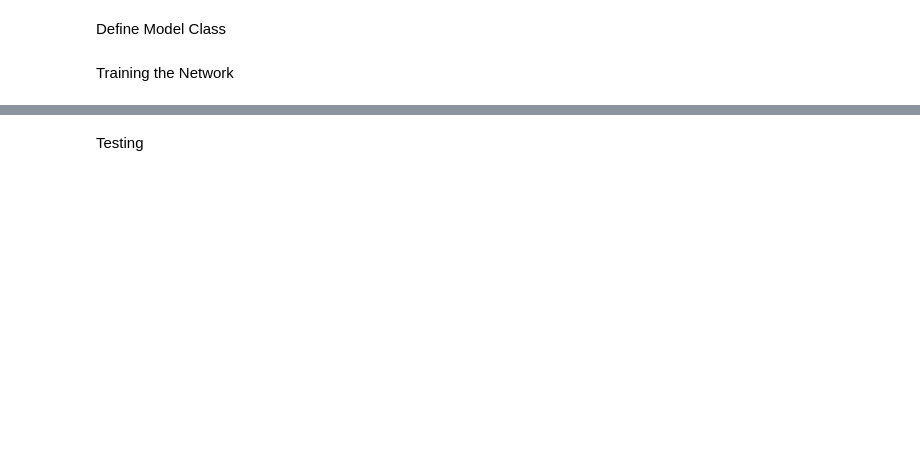
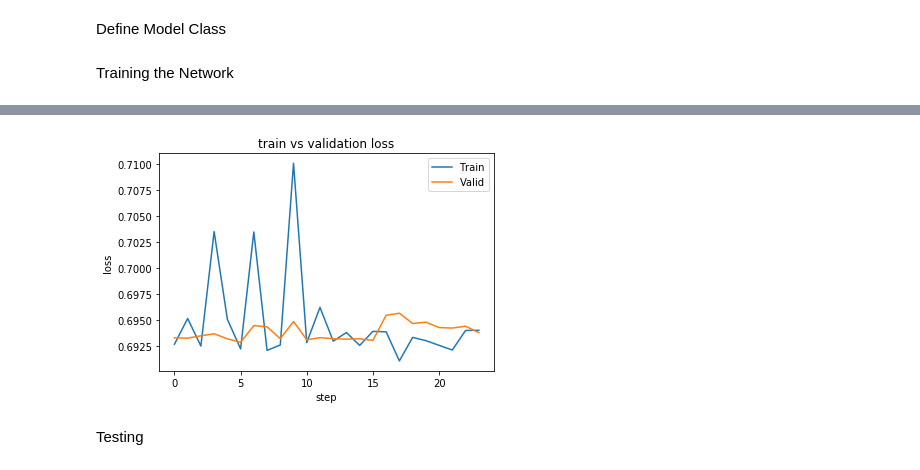
Before and after one commit to F1nalFortune/sentiment_analysis_LSTM, a Jupyter notebook: sentiment_LSTM.ipynb, the cells around one changed output, grey strips where cells are left out. Saved outputs shown, nothing was run; the diff lists cells and outputs as text; code cells hidden in the pictures; blank space fills up the shorter version.

```diff
--- a/sentiment_LSTM.ipynb
+++ b/sentiment_LSTM.ipynb
@@ -357,7 +376,7 @@ class SentimentLSTM(nn.Module):
     The RNN model that will be used to perform Sentiment analysis.
     """
 
-    def __init__(self, vocab_size, output_size, embedding_dim, hidden_dim, n_layers, drop_prob=0.5):
+    def __init__(self, vocab_size, output_size, embedding_dim, hidden_dim, n_layers, drop_prob=0.3):
         """
         Initialize the model by setting up the layers.
         """
@@ -371,7 +390,6 @@ class SentimentLSTM(nn.Module):
         self.embedding = nn.Embedding(vocab_size, embedding_dim)
         self.lstm = nn.LSTM(embedding_dim, hidden_dim, n_layers,
                             dropout=drop_prob, batch_first=True)
-
         # dropout layer
         self.dropout = nn.Dropout(0.3)
 #         self.dropout = nn.Dropout(0.5)
@@ -432,7 +450,7 @@ output_size = 1
 embedding_dim = 300
 # embedding_dim = 100
 hidden_dim = 256
-n_layers = 4
+n_layers = 10
 net = SentimentLSTM(vocab_size, output_size, embedding_dim, hidden_dim, n_layers)
 #UPDATING PYTORCH EMBEDDINGS
 net.embedding.weight.data = torch.Tensor(weights)
@@ -447,7 +473,7 @@ optimizer = torch.optim.Adam(net.parameters(), lr=lr)
 
 # training params
 
-epochs = 12 # 3-4 is approx where I noticed the validation loss stop decreasing
+epochs = 20 # 3-4 is approx where I noticed the validation loss stop decreasing
 
 counter = 0
 print_every = 100
@@ -462,6 +488,18 @@ net.train()
 t_loss = []
 v_loss = []
 plt.figure()
+#define plot function
+def plot_function():
+    t_loss.append(loss.item())
+    v_loss.append(np.mean(val_losses))
+    plt.plot(t_loss, label="Train")
+    plt.plot(v_loss, label="Valid")
+    plt.title('train vs validation loss')
+    plt.legend(['train', 'validation'], loc='upper right')
+    plt.ylabel('loss')
+    plt.xlabel('step')
+    plt.show()
+    clear_output(wait=True)
 # train for some number of epochs
 for e in range(epochs):
     # initialize hidden state
@@ -523,9 +561,5 @@ for e in range(epochs):
             """
                 PLOT EPOCHS IN GRAPH
             """
-            t_loss.append(loss.item())
-            v_loss.append(np.mean(val_losses))
-            plt.plot(t_loss)
-            plt.plot(v_loss)
-            plt.show()
-            clear_output(wait=True)
+            plot_function()
+# %% [output]
@@ -532,3 +567,4 @@ for e in range(epochs):
+[figure, added]
 # %% [markdown]
 Testing
 # %%
```
Also changed, not shown: parts of 10 cells of this notebook.
